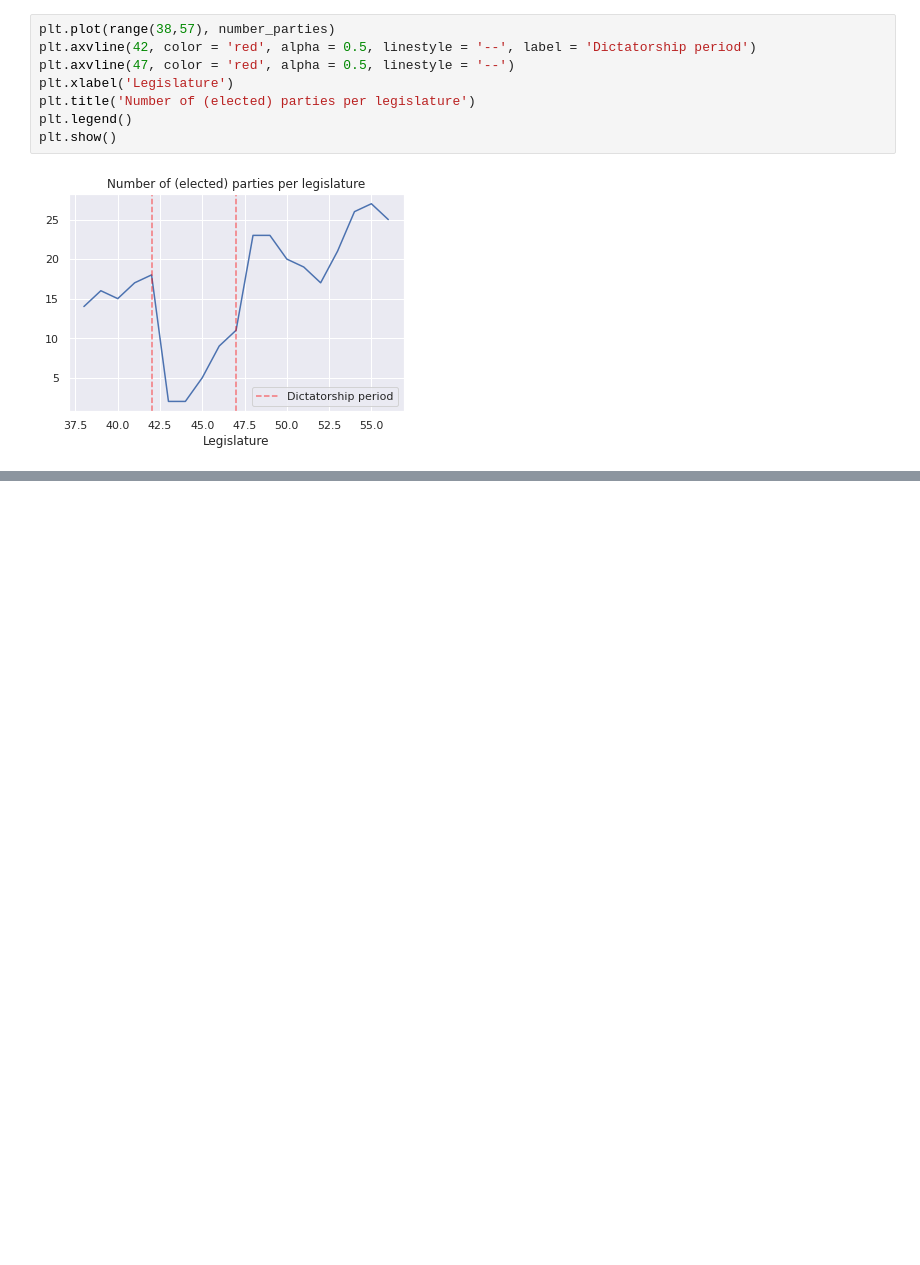
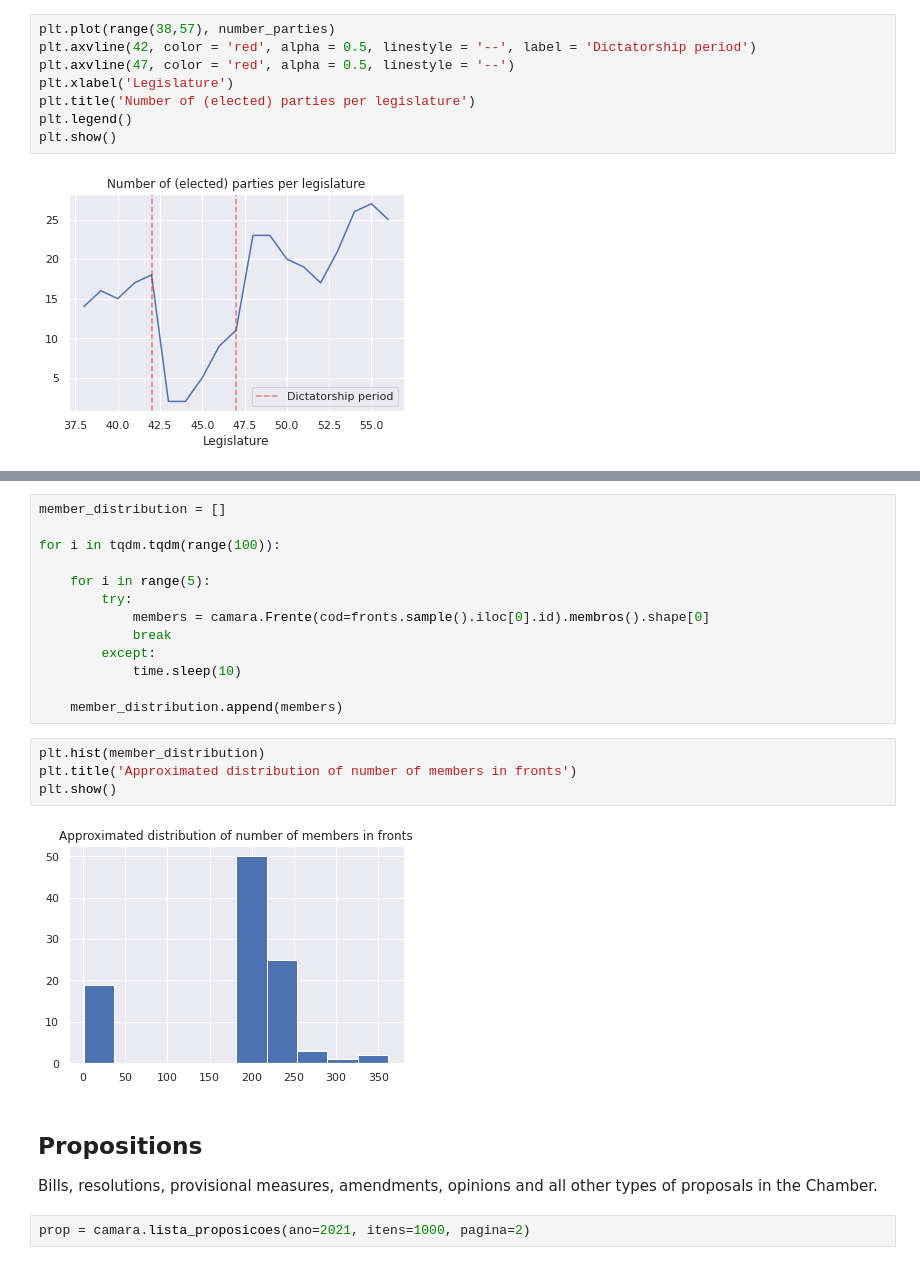
Before and after one commit to lucasmoschen/project-network-science, a Jupyter notebook: notebooks/data_exploration.ipynb, the cells around one changed output, grey strips where cells are left out. Saved outputs shown, nothing was run; the diff lists cells and outputs as text; blank space fills up the shorter version.

```diff
--- a/notebooks/data_exploration.ipynb
+++ b/notebooks/data_exploration.ipynb
@@ -116,0 +268,25 @@ plt.show()
+# %%
+member_distribution = []
+
+for i in tqdm.tqdm(range(100)):
+
+    for i in range(5):
+        try:
+            members = camara.Frente(cod=fronts.sample().iloc[0].id).membros().shape[0]
+            break
+        except:
+            time.sleep(10)
+
+    member_distribution.append(members)
+# %%
+plt.hist(member_distribution)
+plt.title('Approximated distribution of number of members in fronts')
+plt.show()
+# %% [output]
+[figure, added]
+# %% [markdown]
+## Propositions
+
+Bills, resolutions, provisional measures, amendments, opinions and all other types of proposals in the Chamber.
+# %%
+prop = camara.lista_proposicoes(ano=2021, itens=1000, pagina=2)
```
Also changed, not shown: parts of 17 cells of this notebook.
